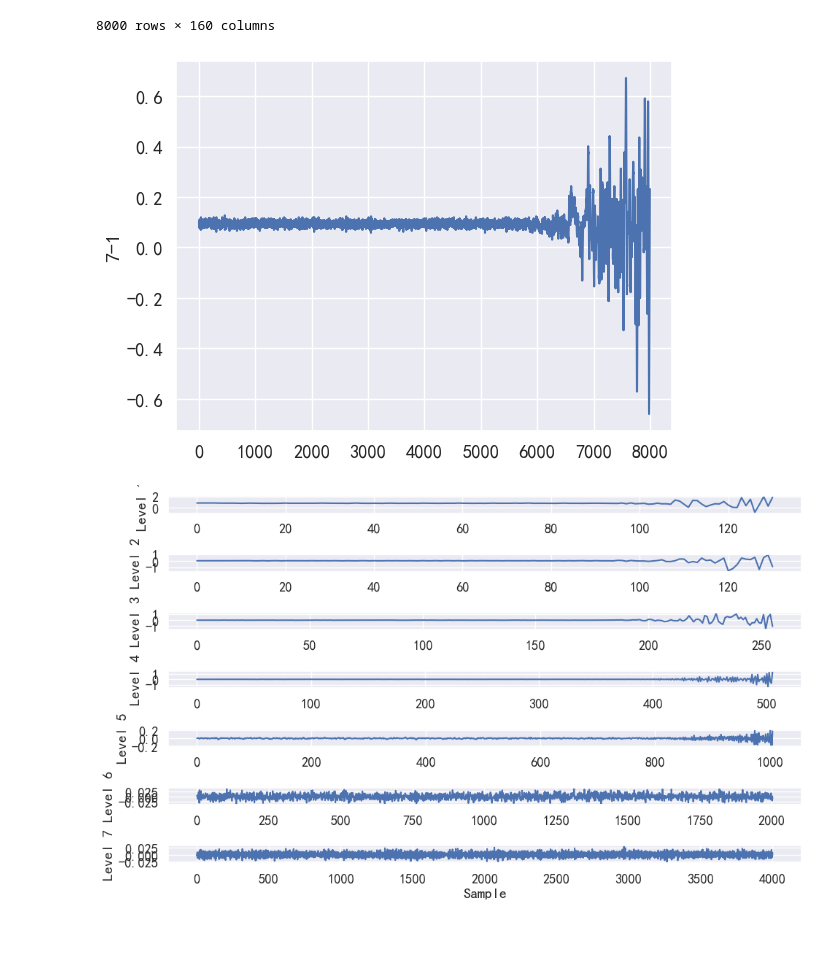
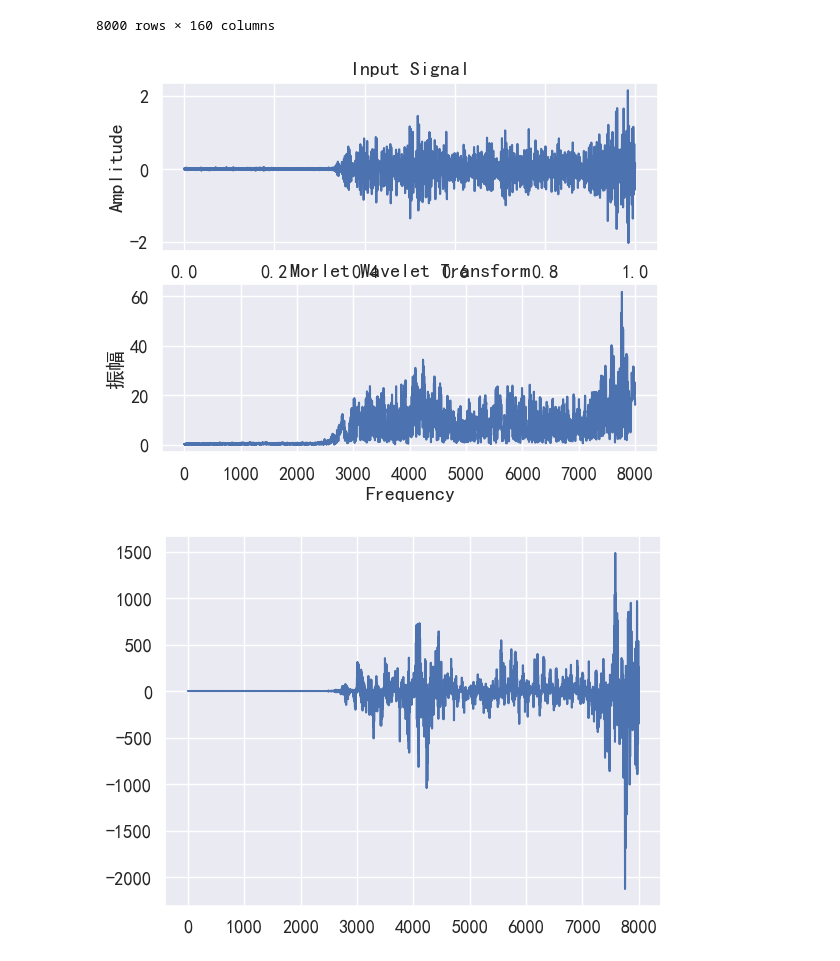
Before and after one commit to james-curtis/2023.tfmcm.com, a Jupyter notebook: T2/main.ipynb, the cells around one changed output. Drawn from its saved outputs; the diff is of its cells as text; code cells hidden in the pictures; blank space fills up the shorter version.

```diff
--- a/T2/main.ipynb
+++ b/T2/main.ipynb
@@ -39,23 +39,58 @@ df
 | 7999 | -2.460470 | -1.931161 | -1.347678 | 0.463791 | 0.778332 | 0.655313 | 0.061453 | -0.024399 | 0.222900 | -0.043660 | ... | ... |
 8000 rows × 160 columns
 # %%
-x = df['7-1']
-sns.lineplot(x)
-plt.show()
+def 数据探索(col: str):
+    x = df[col]
+    # sns.lineplot(x)
+    # plt.show()
 
-# 进行小波变换
-coeffs = pywt.wavedec(x, 'db4', level=6)
+    # 进行小波变换
+    coeffs = pywt.wavedec(x, 'morl')
 
-# 绘制小波系数和逼近系数
-plt.figure(figsize=(10, 6))
-for i, coeff in enumerate(coeffs):
-    plt.subplot(len(coeffs), 1, i + 1)
-    plt.plot(coeff)
-    plt.ylabel(f'Level {i+1}')
-
-plt.xlabel('Sample')
-plt.tight_layout()
-plt.show()
+    # 绘制小波系数和逼近系数
+    # plt.figure(figsize=(10, 6))
+    # for i, coeff in enumerate(coeffs):
+    #     plt.subplot(len(coeffs), 1, i + 1)
+    #     plt.plot(coeff)
+    #     plt.ylabel(f'Level {i + 1}')
+    #
+    # plt.xlabel('Sample')
+    # plt.tight_layout()
+    # plt.show()
-# %% [output]
-[figure, removed]
-[figure, removed]
+# %%
+import numpy as np
+from scipy.signal import morlet
+
+# 生成示例信号
+fs = df.shape[0]  # 采样率
+t = np.arange(0, 1, 1 / fs)  # 时间向量
+x = df['2-1']
+
+# 进行Morlet小波变换
+freqs = np.arange(1, fs + 1, 1)  # 感兴趣的频率范围
+wavelet = morlet(fs, freqs)  # 获取Morlet小波
+transformed = np.convolve(x, wavelet, mode='same')  # 进行卷积操作
+
+# 绘制结果
+import matplotlib.pyplot as plt
+
+plt.figure()
+plt.subplot(2, 1, 1)
+plt.plot(t, x)
+plt.title('Input Signal')
+plt.xlabel('Time')
+plt.ylabel('Amplitude')
+
+plt.subplot(2, 1, 2)
+plt.plot(freqs, np.abs(transformed))
+plt.xlabel('Frequency')
+plt.ylabel('振幅')
+plt.title('Morlet Wavelet Transform')
+plt.show()
+# %% [output]
+[figure, added]
+# %%
+sns.lineplot(np.real(np.power(transformed, 2)))
+plt.show()
+# %% [output]
+[figure, added]
```
Also changed, not shown: 9 other files.
